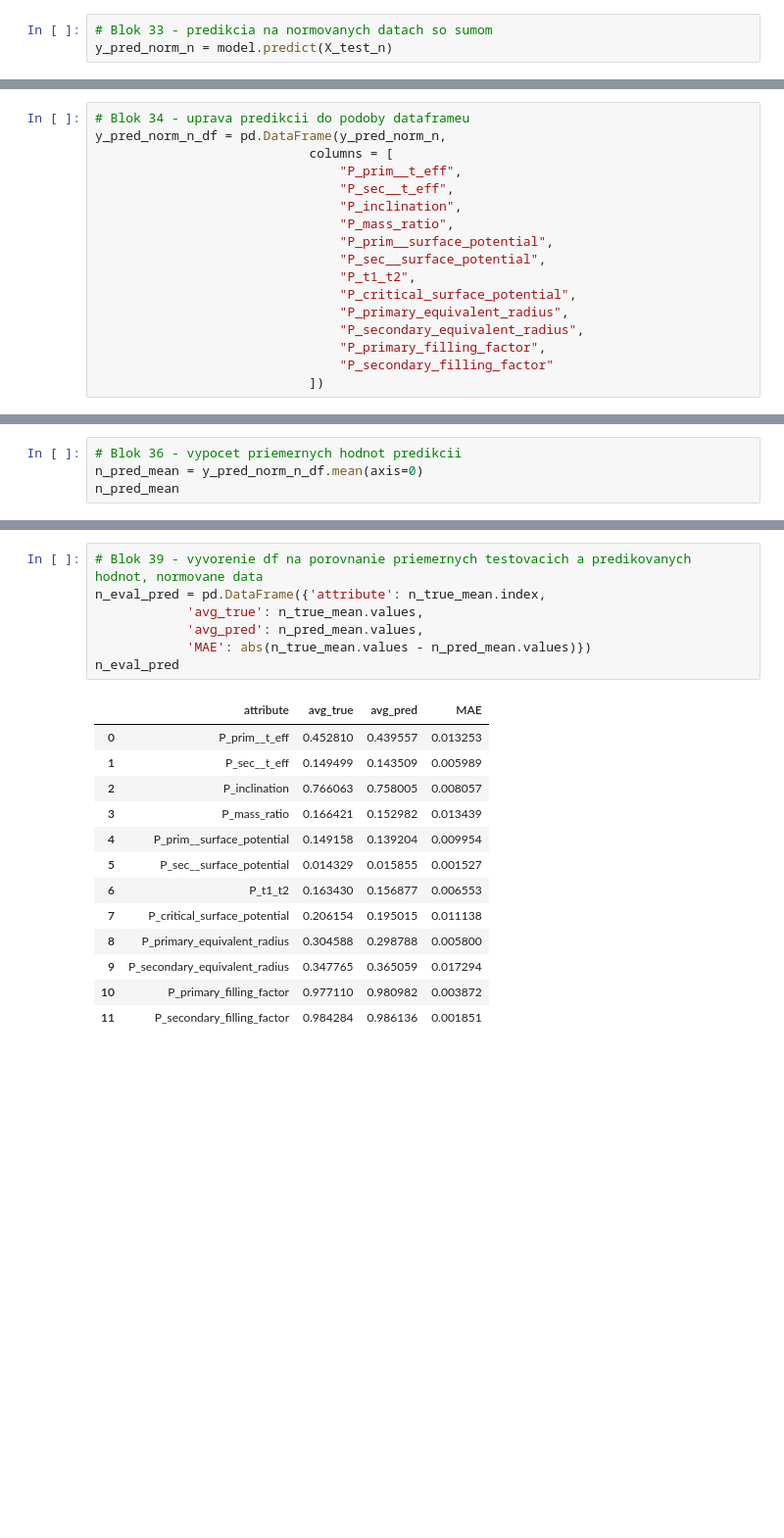
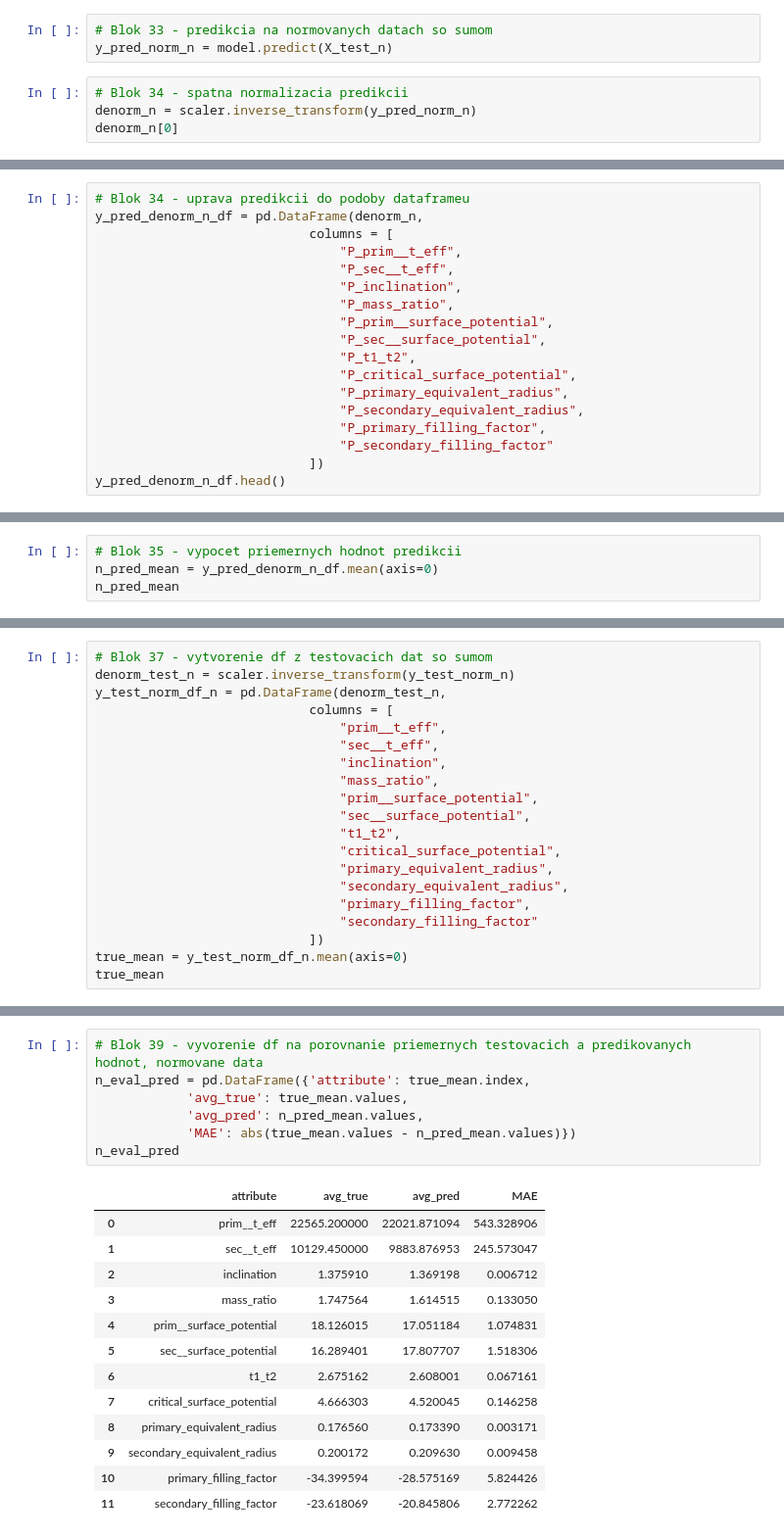
Before and after one commit to AdriNemcikova/DP, a Jupyter notebook: NORM_detached_all_params.ipynb, the cells around one changed output, grey strips where cells are left out. Shown: that part at 98% size. Saved outputs shown, nothing was run; the diff lists cells and outputs as text; blank space fills up the shorter version.

```diff
--- a/NORM_detached_all_params.ipynb
+++ b/NORM_detached_all_params.ipynb
@@ -442,3 +327,7 @@ eval_pred
 # %%
 # Blok 33 - predikcia na normovanych datach so sumom
 y_pred_norm_n = model.predict(X_test_n)
+# %%
+# Blok 34 - spatna normalizacia predikcii
+denorm_n = scaler.inverse_transform(y_pred_norm_n)
+denorm_n[0]
@@ -445,6 +339,6 @@ y_pred_norm_n = model.predict(X_test_n)
 # %%
 # Blok 34 - uprava predikcii do podoby dataframeu
-y_pred_norm_n_df = pd.DataFrame(y_pred_norm_n,
+y_pred_denorm_n_df = pd.DataFrame(denorm_n,
                             columns = [
                                 "P_prim__t_eff",
                                 "P_sec__t_eff",
@@ -459,3 +353,4 @@ y_pred_norm_n_df = pd.DataFrame(y_pred_norm_n,
                                 "P_primary_filling_factor",
                                 "P_secondary_filling_factor"
                             ])
+y_pred_denorm_n_df.head()
@@ -472,5 +364,5 @@ y_pred_norm_n_df.head()
 # %%
-# Blok 36 - vypocet priemernych hodnot predikcii
-n_pred_mean = y_pred_norm_n_df.mean(axis=0)
+# Blok 35 - vypocet priemernych hodnot predikcii
+n_pred_mean = y_pred_denorm_n_df.mean(axis=0)
 n_pred_mean
 # %% [output]
@@ -524,0 +382,20 @@ dtype: float64
+# %%
+# Blok 37 - vytvorenie df z testovacich dat so sumom
+denorm_test_n = scaler.inverse_transform(y_test_norm_n)
+y_test_norm_df_n = pd.DataFrame(denorm_test_n,
+                            columns = [
+                                "prim__t_eff",
+                                "sec__t_eff",
+                                "inclination",
+                                "mass_ratio",
+                                "prim__surface_potential",
+                                "sec__surface_potential",
+                                "t1_t2",
+                                "critical_surface_potential",
+                                "primary_equivalent_radius",
+                                "secondary_equivalent_radius",
+                                "primary_filling_factor",
+                                "secondary_filling_factor"
+                            ])
+true_mean = y_test_norm_df_n.mean(axis=0)
+true_mean
@@ -525,21 +416,21 @@ dtype: float64
 # %%
 # Blok 39 - vyvorenie df na porovnanie priemernych testovacich a predikovanych hodnot, normovane data
-n_eval_pred = pd.DataFrame({'attribute': n_true_mean.index,
-            'avg_true': n_true_mean.values,
+n_eval_pred = pd.DataFrame({'attribute': true_mean.index,
+            'avg_true': true_mean.values,
             'avg_pred': n_pred_mean.values,
-            'MAE': abs(n_true_mean.values - n_pred_mean.values)})
+            'MAE': abs(true_mean.values - n_pred_mean.values)})
 n_eval_pred
 # %% [output]
 |  | attribute | avg_true | avg_pred | MAE |
-| 0 | P_prim__t_eff | 0.452810 | 0.439557 | 0.013253 |
-| 1 | P_sec__t_eff | 0.149499 | 0.143509 | 0.005989 |
-| 2 | P_inclination | 0.766063 | 0.758005 | 0.008057 |
-| 3 | P_mass_ratio | 0.166421 | 0.152982 | 0.013439 |
-| 4 | P_prim__surface_potential | 0.149158 | 0.139204 | 0.009954 |
-| 5 | P_sec__surface_potential | 0.014329 | 0.015855 | 0.001527 |
-| 6 | P_t1_t2 | 0.163430 | 0.156877 | 0.006553 |
-| 7 | P_critical_surface_potential | 0.206154 | 0.195015 | 0.011138 |
-| 8 | P_primary_equivalent_radius | 0.304588 | 0.298788 | 0.005800 |
-| 9 | P_secondary_equivalent_radius | 0.347765 | 0.365059 | 0.017294 |
-| 10 | P_primary_filling_factor | 0.977110 | 0.980982 | 0.003872 |
-| 11 | P_secondary_filling_factor | 0.984284 | 0.986136 | 0.001851 |
+| 0 | prim__t_eff | 22565.200000 | 22021.871094 | 543.328906 |
+| 1 | sec__t_eff | 10129.450000 | 9883.876953 | 245.573047 |
+| 2 | inclination | 1.375910 | 1.369198 | 0.006712 |
+| 3 | mass_ratio | 1.747564 | 1.614515 | 0.133050 |
+| 4 | prim__surface_potential | 18.126015 | 17.051184 | 1.074831 |
+| 5 | sec__surface_potential | 16.289401 | 17.807707 | 1.518306 |
+| 6 | t1_t2 | 2.675162 | 2.608001 | 0.067161 |
+| 7 | critical_surface_potential | 4.666303 | 4.520045 | 0.146258 |
+| 8 | primary_equivalent_radius | 0.176560 | 0.173390 | 0.003171 |
+| 9 | secondary_equivalent_radius | 0.200172 | 0.209630 | 0.009458 |
+| 10 | primary_filling_factor | -34.399594 | -28.575169 | 5.824426 |
+| 11 | secondary_filling_factor | -23.618069 | -20.845806 | 2.772262 |
```
Also changed, not shown: parts of 38 cells of this notebook.
